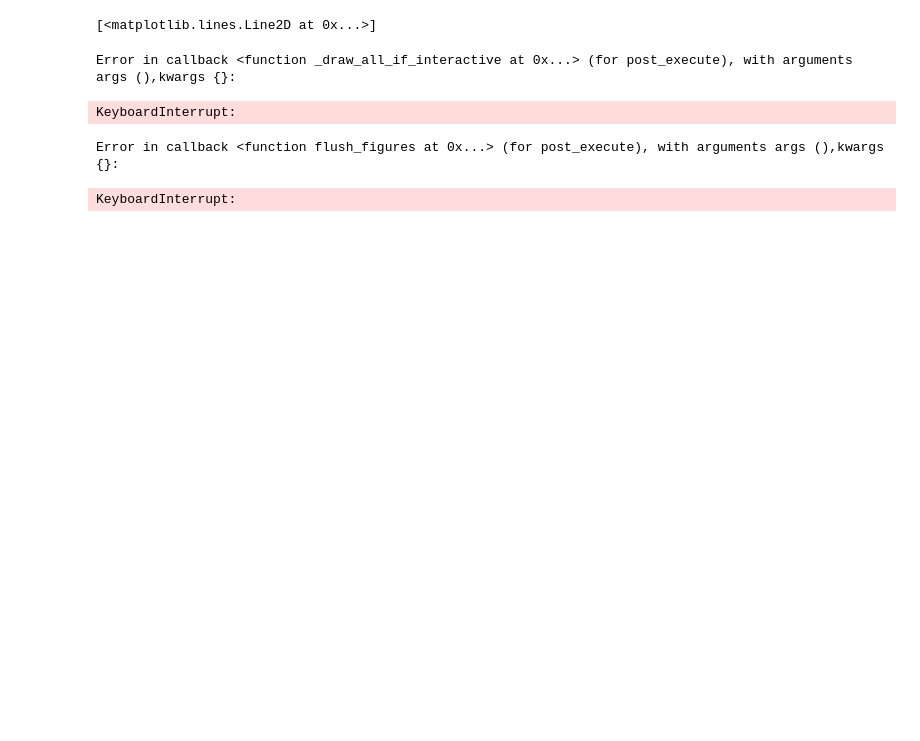
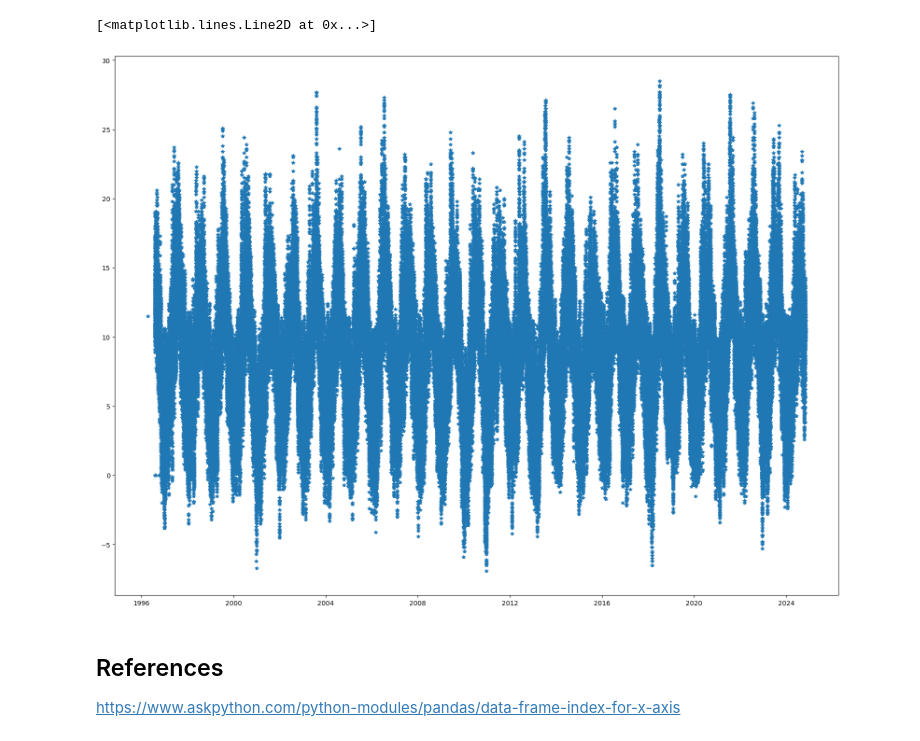
Before and after one commit to rayne-fall/pfda, a Jupyter notebook: assignments/assignment_6_Weather.ipynb, the cells around one changed output. Cells and saved outputs as stored; diff of their text form; code cells hidden in the pictures; blank space fills up the shorter version.

Commit message:
temperature plot complete(ish)

```diff
--- a/assignments/assignment_6_Weather.ipynb
+++ b/assignments/assignment_6_Weather.ipynb
@@ -25,0 +29,8 @@ df
+# %%
+# split date and time into separate columns
+df[['date', 'time']] = df['date'].str.split(' ', n=1, expand=True)
+# %%
+# convert date column to datetime
+pd.to_datetime(df["date"])
+df["date"]= pd.to_datetime(df['date'])
+df["date"]
@@ -25,0 +50,3 @@ df
+# %%
+# set date column as index column
+df.set_index('date', inplace=True)
@@ -26,15 +70,14 @@ df
 # %%
-fig, ax = plt.subplots()
+# plot temperature vs date
+fig, ax = plt.subplots(figsize=(20, 15))
 
 temp=df["temp"]
-time=df["date"]
 temp=temp.to_numpy()
-time=time.to_numpy()
 
-ax.plot(time, temp, "*")
+ax.plot(df.index, temp, "*")
 # %% [output]
 [<matplotlib.lines.Line2D at 0x...>]
-Error in callback <function _draw_all_if_interactive at 0x...> (for post_execute), with arguments args (),kwargs {}:
-KeyboardInterrupt:
-Error in callback <function flush_figures at 0x...> (for post_execute), with arguments args (),kwargs {}:
-KeyboardInterrupt:
+[figure, added]
+# %% [markdown]
+## References
+https://www.askpython.com/python-modules/pandas/data-frame-index-for-x-axis
```
Also changed, not shown: parts of 4 cells of this notebook.
